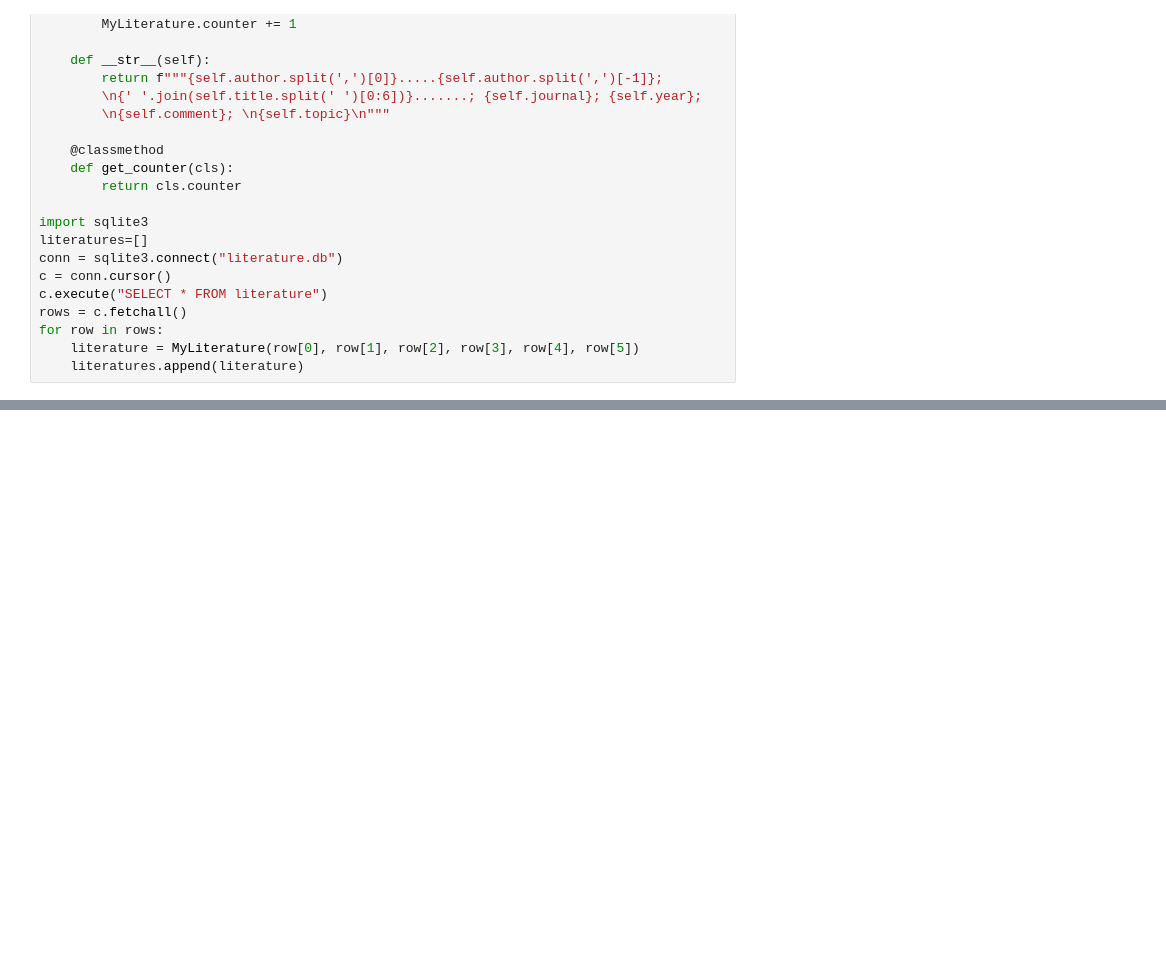
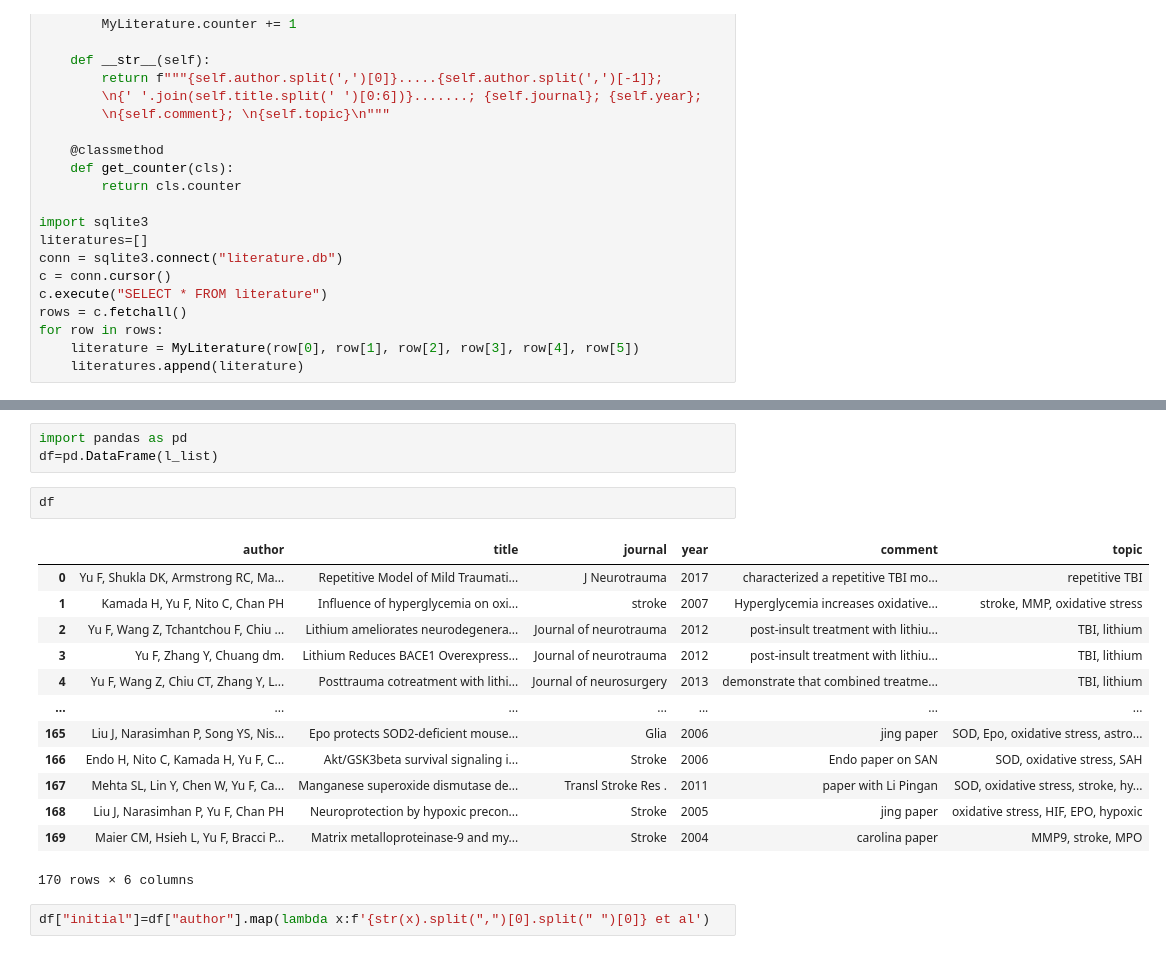
Before and after one commit to Fengshan-yu/my_literature, a Jupyter notebook: literature.ipynb, the cells around one changed output, grey strips where cells are left out. Drawn from its saved outputs; the diff is of its cells as text; blank space fills up the shorter version.

```diff
--- a/literature.ipynb
+++ b/literature.ipynb
@@ -247,0 +282,21 @@ MyLiterature.get_counter()
+# %%
+import pandas as pd
+df=pd.DataFrame(l_list)
+# %%
+df
+# %% [output]
+|  | author | title | journal | year | comment | topic |
+| 0 | Yu F, Shukla DK, Armstrong RC, Ma... | Repetitive Model of Mild Traumati... | J Neurotrauma | 2017 | characterized a repetitive TBI mo... | repetitive TBI |
+| 1 | Kamada H, Yu F, Nito C, Chan PH | Influence of hyperglycemia on oxi... | stroke | 2007 | Hyperglycemia increases oxidative... | stroke, MMP, oxidative stress |
+| 2 | Yu F, Wang Z, Tchantchou F, Chiu ... | Lithium ameliorates neurodegenera... | Journal of neurotrauma | 2012 | post-insult treatment with lithiu... | TBI, lithium |
+| 3 | Yu F, Zhang Y, Chuang dm. | Lithium Reduces BACE1 Overexpress... | Journal of neurotrauma | 2012 | post-insult treatment with lithiu... | TBI, lithium |
+| 4 | Yu F, Wang Z, Chiu CT, Zhang Y, L... | Posttrauma cotreatment with lithi... | Journal of neurosurgery | 2013 | demonstrate that combined treatme... | TBI, lithium |
+| ... | ... | ... | ... | ... | ... | ... |
+| 165 | Liu J, Narasimhan P, Song YS, Nis... | Epo protects SOD2-deficient mouse... | Glia | 2006 | jing paper | SOD, Epo, oxidative stress, astro... |
+| 166 | Endo H, Nito C, Kamada H, Yu F, C... | Akt/GSK3beta survival signaling i... | Stroke | 2006 | Endo paper on SAN | SOD, oxidative stress, SAH |
+| 167 | Mehta SL, Lin Y, Chen W, Yu F, Ca... | Manganese superoxide dismutase de... | Transl Stroke Res . | 2011 | paper with Li Pingan | SOD, oxidative stress, stroke, hy... |
+| 168 | Liu J, Narasimhan P, Yu F, Chan PH | Neuroprotection by hypoxic precon... | Stroke | 2005 | jing paper | oxidative stress, HIF, EPO, hypoxic |
+| 169 | Maier CM, Hsieh L, Yu F, Bracci P... | Matrix metalloproteinase-9 and my... | Stroke | 2004 | carolina paper | MMP9, stroke, MPO |
+170 rows × 6 columns
+# %%
+df["initial"]=df["author"].map(lambda x:f'{str(x).split(",")[0].split(" ")[0]} et al')
```
Also changed, not shown: parts of 13 cells of this notebook, 1 other file.
